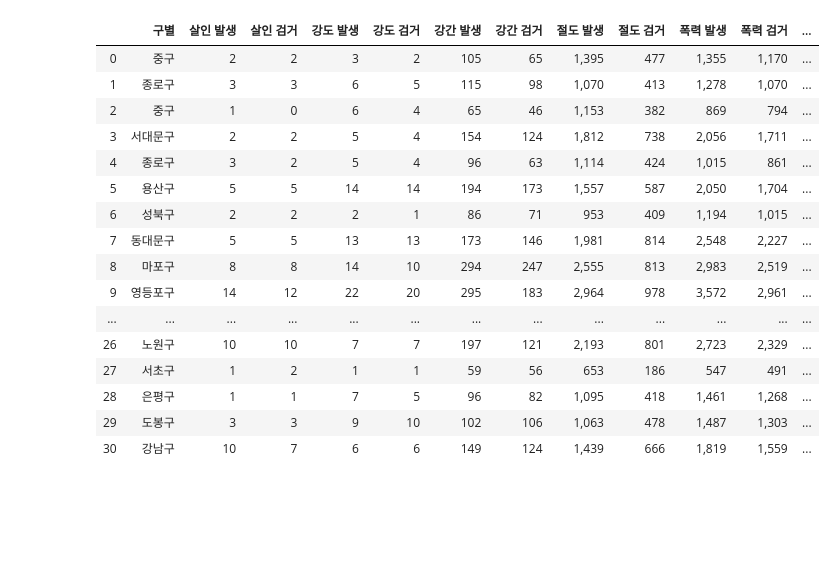
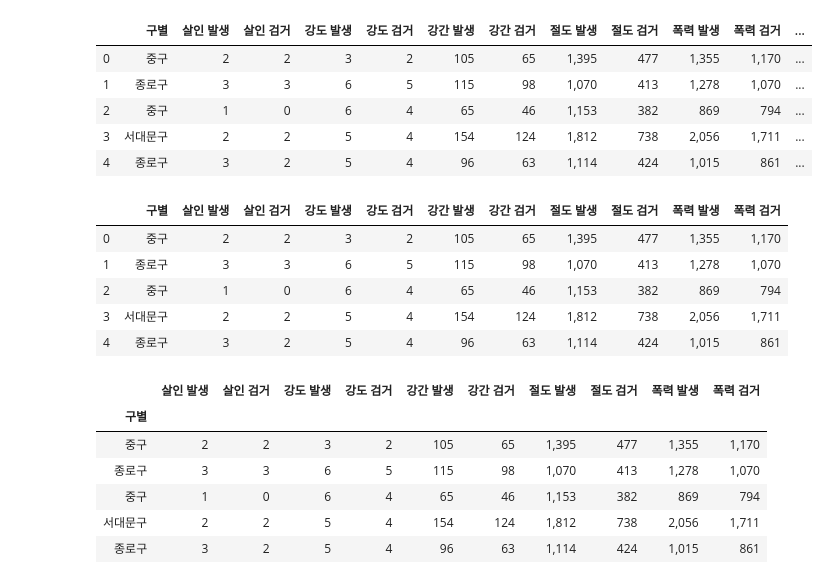
Before and after one commit to kwak-dong-su/data-crawling, a Jupyter notebook: data06/seoul crime-2.ipynb, the cells around one changed output. Drawn from its saved outputs; the diff is of its cells as text; code cells hidden in the pictures; blank space fills up the shorter version.

```diff
--- a/data06/seoul crime-2.ipynb
+++ b/data06/seoul crime-2.ipynb
@@ -6,26 +6,34 @@ import numpy as np
 # %%
 crime_seoul= pd.read_csv('../csv-data/crime_seoul_2.csv', encoding='utf-8')
 # %%
-crime_seoul
+crime_seoul.head()
 # %% [output]
 |  | 구별 | 살인 발생 | 살인 검거 | 강도 발생 | 강도 검거 | 강간 발생 | 강간 검거 | 절도 발생 | 절도 검거 | 폭력 발생 | 폭력 검거 | ... |
 | 0 | 중구 | 2 | 2 | 3 | 2 | 105 | 65 | 1,395 | 477 | 1,355 | 1,170 | ... |
 | 1 | 종로구 | 3 | 3 | 6 | 5 | 115 | 98 | 1,070 | 413 | 1,278 | 1,070 | ... |
 | 2 | 중구 | 1 | 0 | 6 | 4 | 65 | 46 | 1,153 | 382 | 869 | 794 | ... |
 | 3 | 서대문구 | 2 | 2 | 5 | 4 | 154 | 124 | 1,812 | 738 | 2,056 | 1,711 | ... |
 | 4 | 종로구 | 3 | 2 | 5 | 4 | 96 | 63 | 1,114 | 424 | 1,015 | 861 | ... |
-| 5 | 용산구 | 5 | 5 | 14 | 14 | 194 | 173 | 1,557 | 587 | 2,050 | 1,704 | ... |
-| 6 | 성북구 | 2 | 2 | 2 | 1 | 86 | 71 | 953 | 409 | 1,194 | 1,015 | ... |
-| 7 | 동대문구 | 5 | 5 | 13 | 13 | 173 | 146 | 1,981 | 814 | 2,548 | 2,227 | ... |
-| 8 | 마포구 | 8 | 8 | 14 | 10 | 294 | 247 | 2,555 | 813 | 2,983 | 2,519 | ... |
-| 9 | 영등포구 | 14 | 12 | 22 | 20 | 295 | 183 | 2,964 | 978 | 3,572 | 2,961 | ... |
-| ... | ... | ... | ... | ... | ... | ... | ... | ... | ... | ... | ... | ... |
-| 26 | 노원구 | 10 | 10 | 7 | 7 | 197 | 121 | 2,193 | 801 | 2,723 | 2,329 | ... |
-| 27 | 서초구 | 1 | 2 | 1 | 1 | 59 | 56 | 653 | 186 | 547 | 491 | ... |
-| 28 | 은평구 | 1 | 1 | 7 | 5 | 96 | 82 | 1,095 | 418 | 1,461 | 1,268 | ... |
-| 29 | 도봉구 | 3 | 3 | 9 | 10 | 102 | 106 | 1,063 | 478 | 1,487 | 1,303 | ... |
-| 30 | 강남구 | 10 | 7 | 6 | 6 | 149 | 124 | 1,439 | 666 | 1,819 | 1,559 | ... |
 # %%
 # 10개 이상
 # %%
-crime_seoul.drop('Unnamed: 11', axis=1, inplace=True)
+crime_seoul.drop('Unnamed: 11', axis=1, inplace=True) #의미 없는 'Unnamed: 11'컬럼 삭제
+crime_seoul.head()
+# %% [output]
+|  | 구별 | 살인 발생 | 살인 검거 | 강도 발생 | 강도 검거 | 강간 발생 | 강간 검거 | 절도 발생 | 절도 검거 | 폭력 발생 | 폭력 검거 |
+| 0 | 중구 | 2 | 2 | 3 | 2 | 105 | 65 | 1,395 | 477 | 1,355 | 1,170 |
+| 1 | 종로구 | 3 | 3 | 6 | 5 | 115 | 98 | 1,070 | 413 | 1,278 | 1,070 |
+| 2 | 중구 | 1 | 0 | 6 | 4 | 65 | 46 | 1,153 | 382 | 869 | 794 |
+| 3 | 서대문구 | 2 | 2 | 5 | 4 | 154 | 124 | 1,812 | 738 | 2,056 | 1,711 |
+| 4 | 종로구 | 3 | 2 | 5 | 4 | 96 | 63 | 1,114 | 424 | 1,015 | 861 |
+# %%
+crime_seoul.set_index('구별', inplace=True) #인덱스를 '구별'로 설정
+crime_seoul.head()
+# %% [output]
+|  | 살인 발생 | 살인 검거 | 강도 발생 | 강도 검거 | 강간 발생 | 강간 검거 | 절도 발생 | 절도 검거 | 폭력 발생 | 폭력 검거 |
+| 구별 |  |  |  |  |  |  |  |  |  |  |
+| 중구 | 2 | 2 | 3 | 2 | 105 | 65 | 1,395 | 477 | 1,355 | 1,170 |
+| 종로구 | 3 | 3 | 6 | 5 | 115 | 98 | 1,070 | 413 | 1,278 | 1,070 |
+| 중구 | 1 | 0 | 6 | 4 | 65 | 46 | 1,153 | 382 | 869 | 794 |
+| 서대문구 | 2 | 2 | 5 | 4 | 154 | 124 | 1,812 | 738 | 2,056 | 1,711 |
+| 종로구 | 3 | 2 | 5 | 4 | 96 | 63 | 1,114 | 424 | 1,015 | 861 |
```
Also changed, not shown: parts of 38 cells of this notebook, 3 other files.
